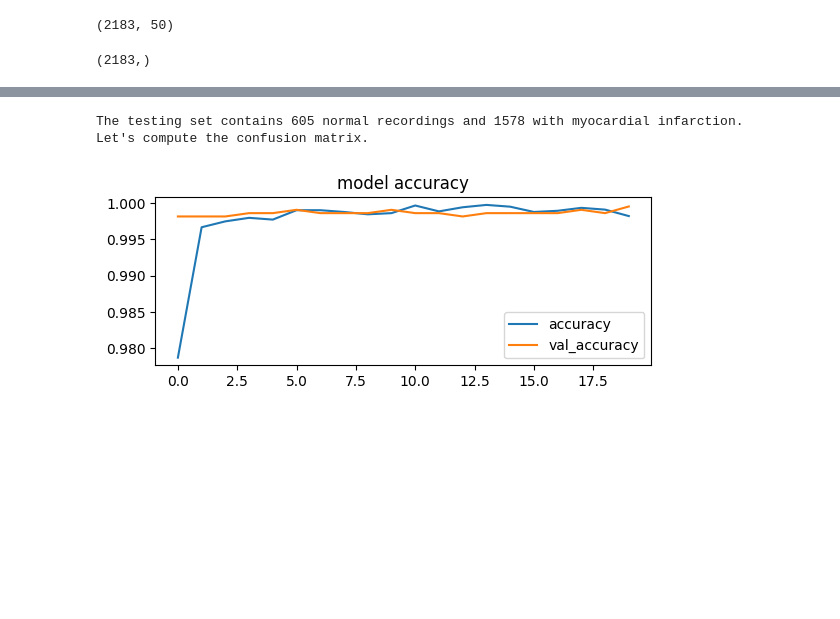
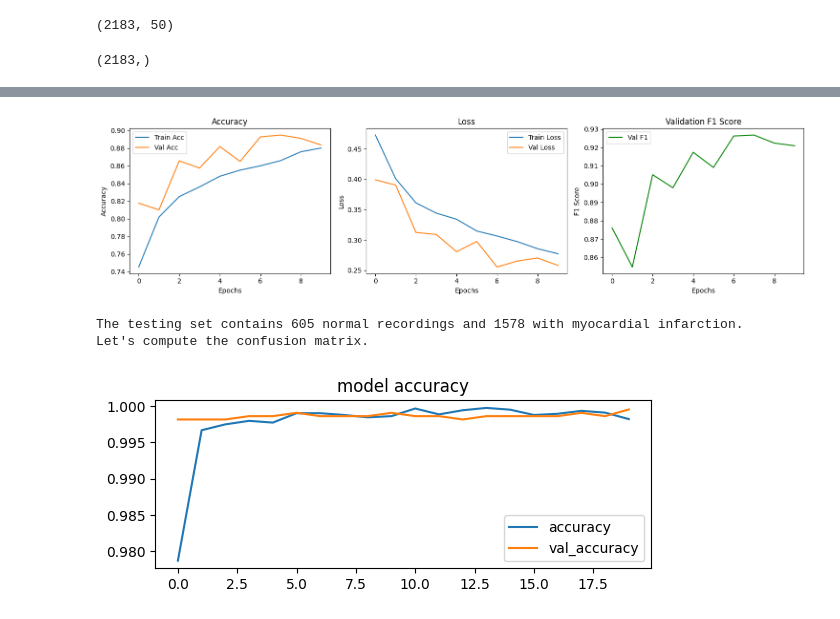
Before and after one commit to nabarahim/AFIB-and-MI-Correlation, a Jupyter notebook: PTBDB_dataset+ Feature Engineering +CNN_Test.ipynb, the cells around one changed output, grey strips where cells are left out. Drawn from its saved outputs; the diff is of its cells as text; code cells hidden in the pictures; blank space fills up the shorter version.

```diff
--- a/PTBDB_dataset+ Feature Engineering +CNN_Test.ipynb
+++ b/PTBDB_dataset+ Feature Engineering +CNN_Test.ipynb
@@ -491,0 +600,7 @@ _________________________________________________________________
+# %%
+from sklearn.metrics import classification_report
+
+y_pred_proba = model.predict(X_test)
+y_pred = (y_pred_proba >= 0.5).astype(int)
+
+print(classification_report(y_test, y_pred))
@@ -502,0 +878,11 @@ _________________________________________________________________
+# %%
+history = model.fit(
+    X_train, y_train,
+    epochs=20,
+    batch_size=32,
+    validation_data=(X_test, y_test),
+    verbose=1,
+    callbacks=[
+        tf.keras.callbacks.EarlyStopping(monitor="val_loss", patience=3, restore_best_weights=True)
+    ]
+)
@@ -524,3 +898,36 @@ Epoch 20/20
+# %%
+plt.figure(figsize=(15,4))
+
+# Accuracy
+plt.subplot(1,3,1)
+plt.plot(history.history['accuracy'], label='Train Acc')
+plt.plot(history.history['val_accuracy'], label='Val Acc')
+plt.title('Accuracy')
+plt.xlabel('Epochs')
+plt.ylabel('Accuracy')
+plt.legend()
+
+# Loss
+plt.subplot(1,3,2)
+plt.plot(history.history['loss'], label='Train Loss')
+plt.plot(history.history['val_loss'], label='Val Loss')
+plt.title('Loss')
+plt.xlabel('Epochs')
+plt.ylabel('Loss')
+plt.legend()
+
+# F1 Score (from callback)
+plt.subplot(1,3,3)
+plt.plot(f1_callback.val_f1s, label='Val F1', color='green')
+plt.title('Validation F1 Score')
+plt.xlabel('Epochs')
+plt.ylabel('F1 Score')
+plt.legend()
+
+plt.tight_layout()
+plt.show()
+# %% [output]
+[figure, added]
 # %%
 unique, counts = np.unique(y_test, return_counts=True)
 print(f"The testing set contains {counts[0]} normal recordings and {counts[1]} with myocardial infarction.\nLet's compute the confusion matrix.")
```
Also changed, not shown: parts of 31 cells of this notebook.
